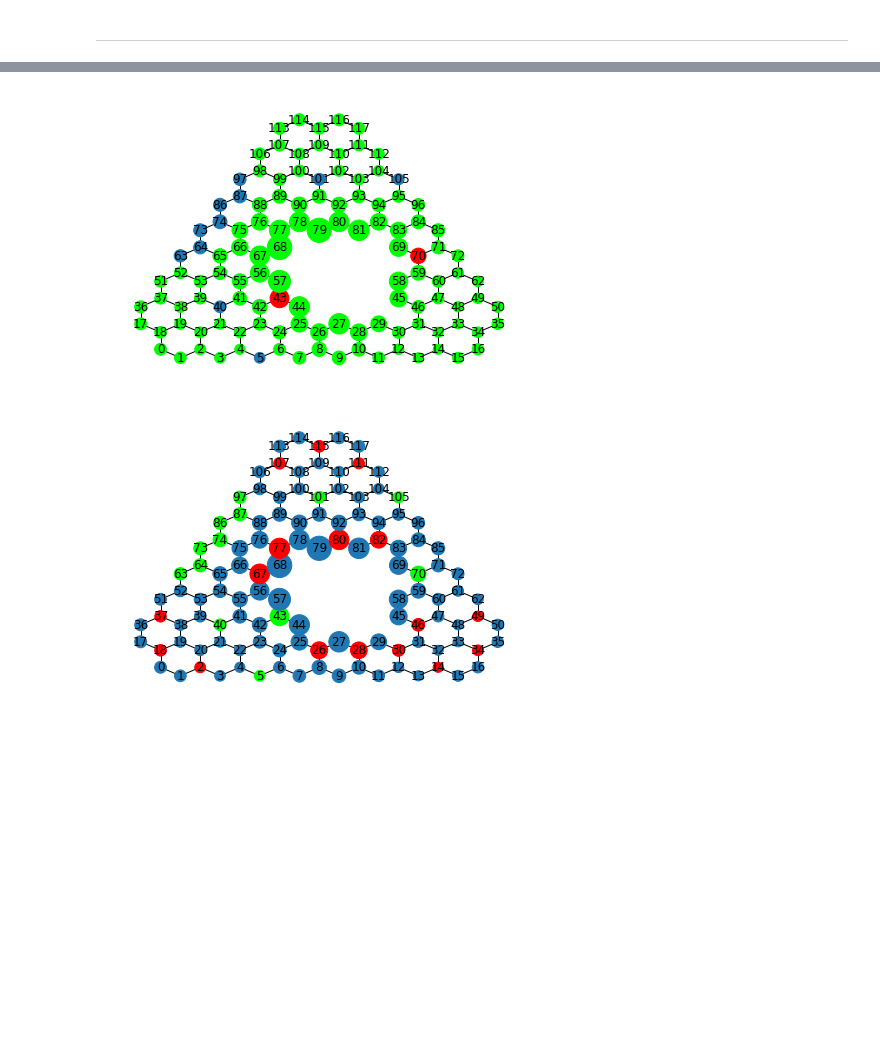
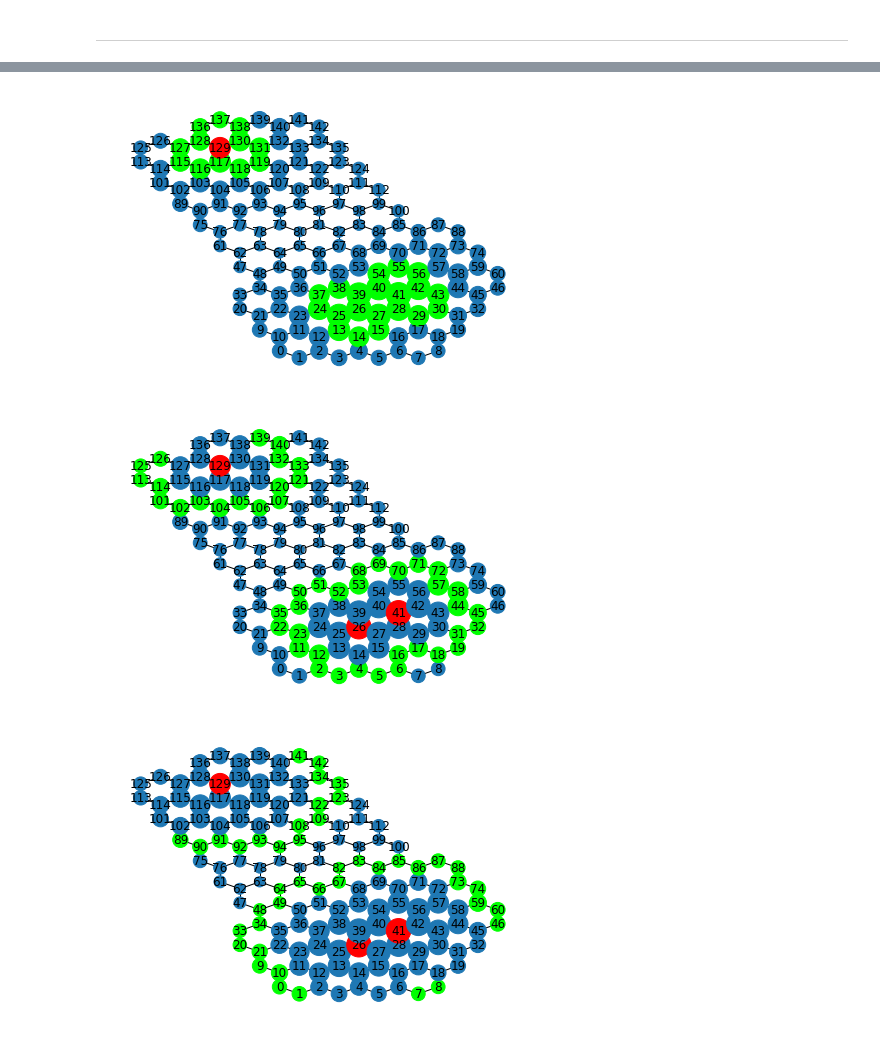
Before and after one commit to udaykusupati/ActuationUmbrellaMeshes, a Jupyter notebook: python/actuation_experiments/path_vizualise.ipynb, the cells around one changed output, grey strips where cells are left out. Cells and saved outputs as stored; diff of their text form; code cells hidden in the pictures; blank space fills up the shorter version.

```diff
--- a/python/actuation_experiments/path_vizualise.ipynb
+++ b/python/actuation_experiments/path_vizualise.ipynb
@@ -30,7 +30,7 @@ from mesh_paths import  saddle_path,  igloo_coars_path, \
                         peanut_path,  lilium_path,      \
                         hive_path,    trililium_path
 # %%
-mesh_path = hive_path
+mesh_path = squid_path
 # %% [markdown]
 ---
 # %%
@@ -54,7 +54,8 @@ dp.draw_height(graph, pos, with_labels=True)
 # %%
-drop_extrems_at_boundary = False
-drop_boudary             = True
-bumps, depressions = dp.find_extrems(graph, drop_extrems_at_boundary=drop_extrems_at_boundary, drop_boudary=drop_boudary)
+drop_extrems_at_boundary = True # default True
+drop_boudary             = False  # default False
+surroundings             = False  # default False -> extrem not compare to direct neighbors, but rather compared to its surroundings
+bumps, depressions = dp.find_extrems(graph, surroundings=surroundings, drop_extrems_at_boundary=drop_extrems_at_boundary, drop_boudary=drop_boudary)
 # %%
 # draw extrem points (bumps are red and depression are green)
 dp.draw_height_extrems(graph, pos, bumps, depressions, with_labels=True)
@@ -141,5 +98,6 @@ dp.draw_height_path(graph, pos, paths)
 # %%
-dp.surround_bumps(graph, bumps, level=2, verbose=True, pos=pos);
+dp.surround_bumps(graph, bumps, level=10, verbose=True, pos=pos);
 # %% [output]
-[figure, old version]
+[figure, new version]
-[figure, old version]
+[figure, new version]
+[figure, added]
```
Also changed, not shown: parts of 10 cells of this notebook.
